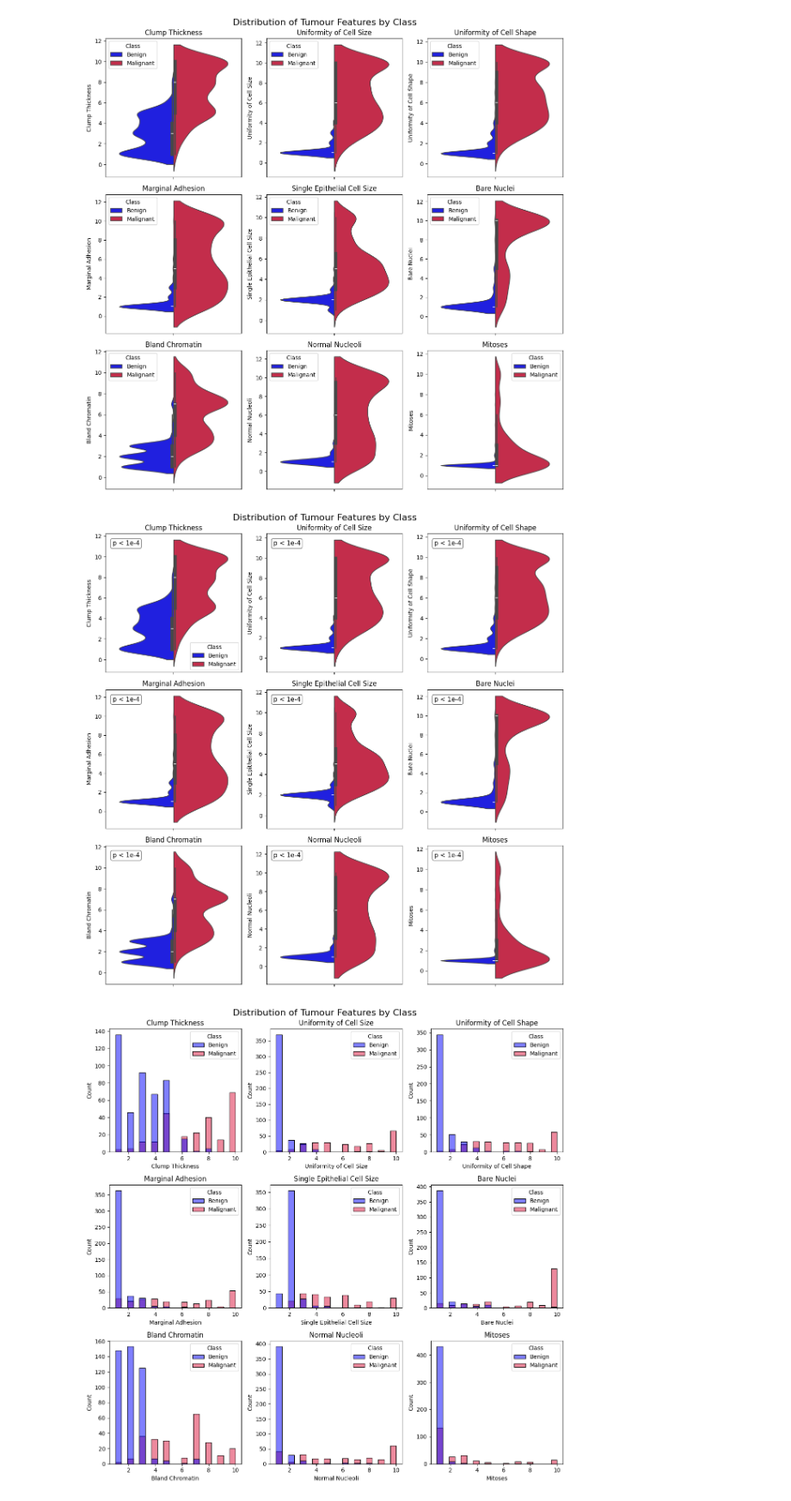
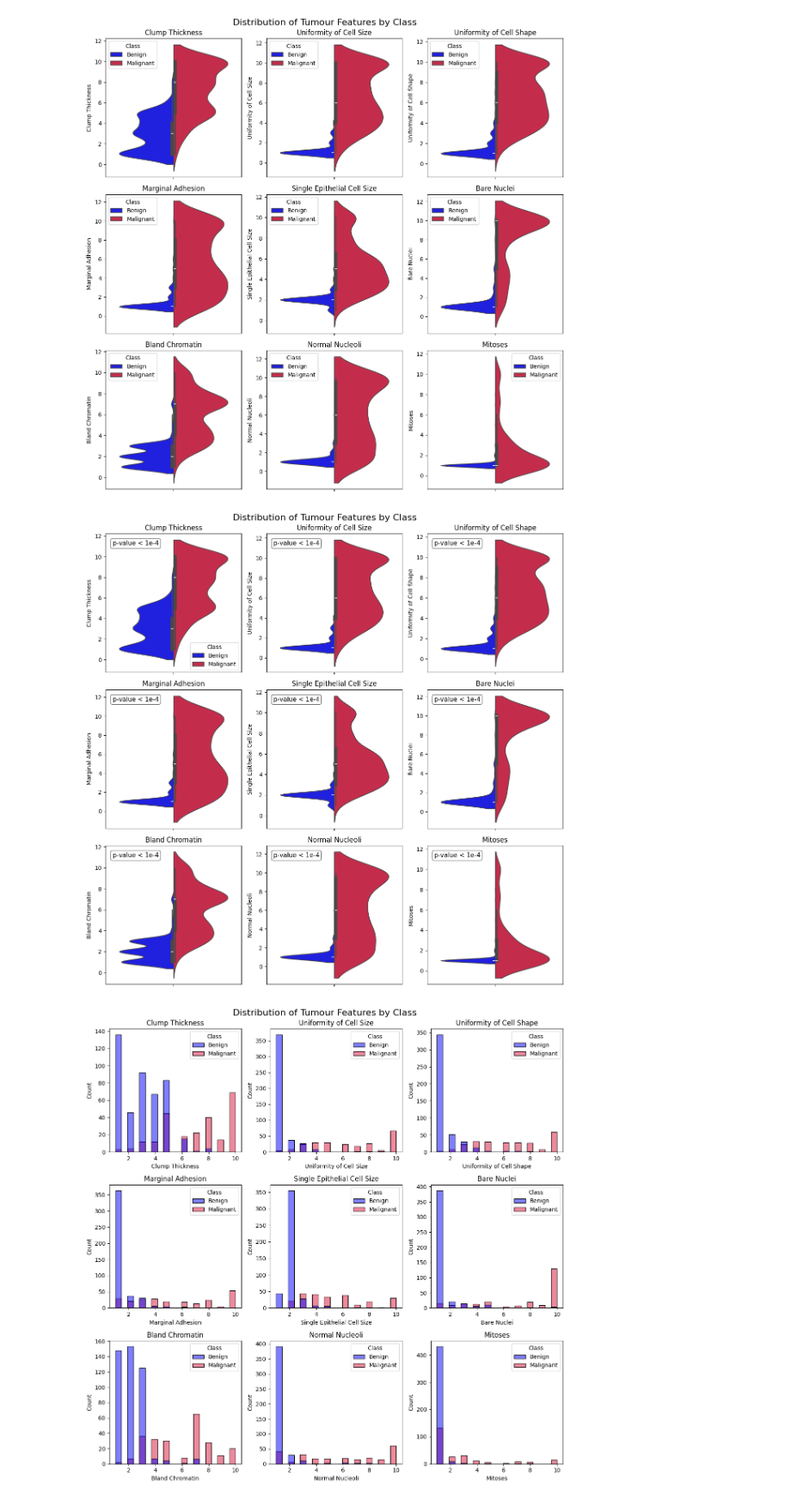
Before and after one commit to danillodbs16/Breast_Cancer_Analysis, a Jupyter notebook: scr/notebooks/BC_categorical_data_analyis.ipynb, the cells around one changed output. Shown at 86% size. Cells and saved outputs as stored; diff of their text form; code cells hidden in the pictures.

Commit message:
add image

```diff
--- a/scr/notebooks/BC_categorical_data_analyis.ipynb
+++ b/scr/notebooks/BC_categorical_data_analyis.ipynb
@@ -158,37 +160,37 @@ for i in features:
     mx = malignant[i].dropna()
 
     # Compute p-value
     try:
         _, p_val = stats.mannwhitneyu(bx, mx, alternative='two-sided')
     except ValueError:
         p_val = np.nan
 
     # Format p-value
     if np.isnan(p_val):
-        p_text = "p = nan"
+        p_text = "p-value = nan"
     elif p_val < 1e-4:
-        p_text = "p < 1e-4"
+        p_text = "p-value < 1e-4"
     else:
-        p_text = f"p = {p_val:.4f}"
+        p_text = f"p-value = {p_val:.4f}"
 
     # Titles
     ax.set_title(i)
 
     # Add p-value annotation
     ax.text(
         0.05, 0.95,
         p_text,
         transform=ax.transAxes,
         fontsize=11,
         verticalalignment='top',
         bbox=dict(boxstyle="round", facecolor="white", alpha=0.6)
     )
 
 plt.suptitle("Distribution of Tumour Features by Class", fontsize=16)
 plt.tight_layout()
 plt.show()
 # %% [output]
-[figure, old version]
+[figure, new version]
 # %%
 features = list(df1)[1:-1]
 
```
Also changed, not shown: parts of 2 cells of this notebook, 1 other file.
